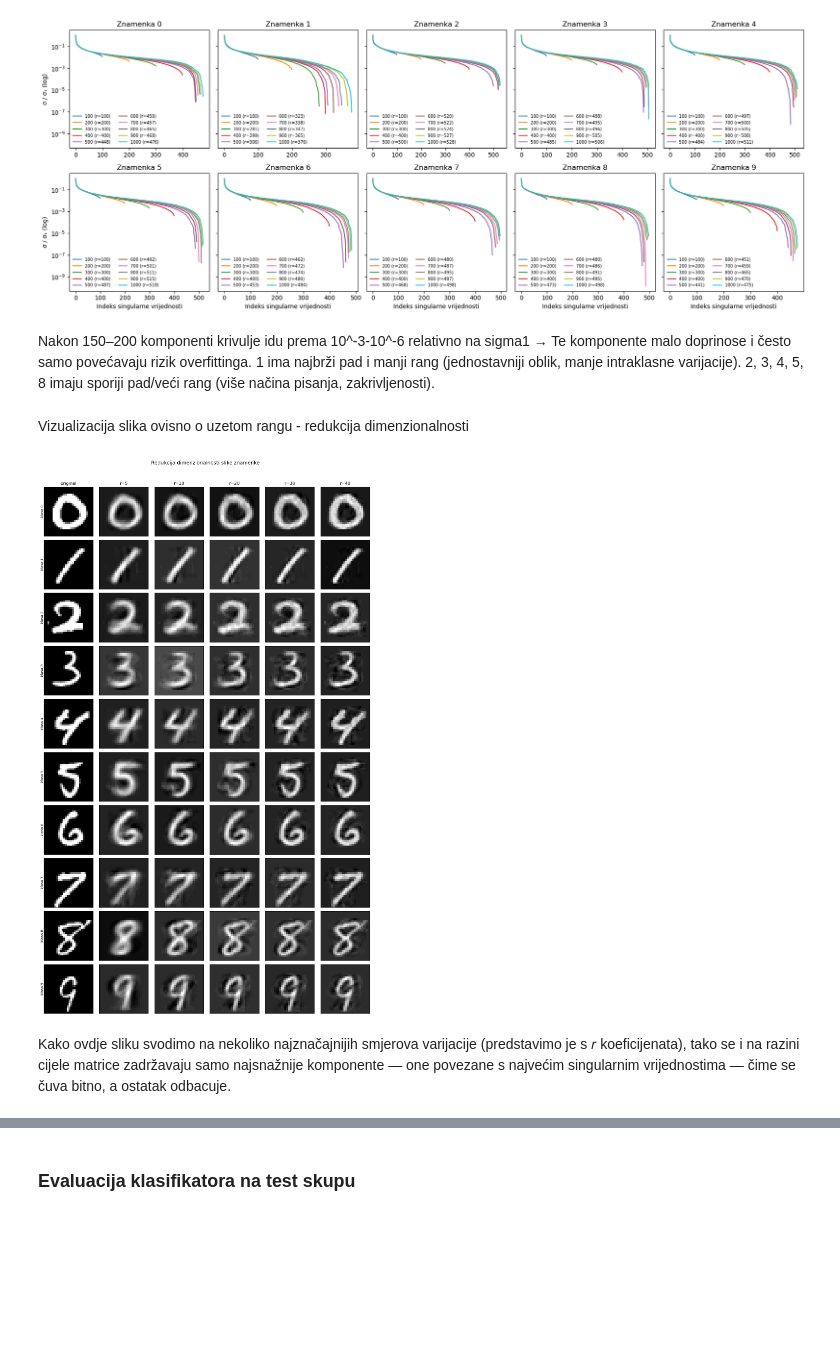
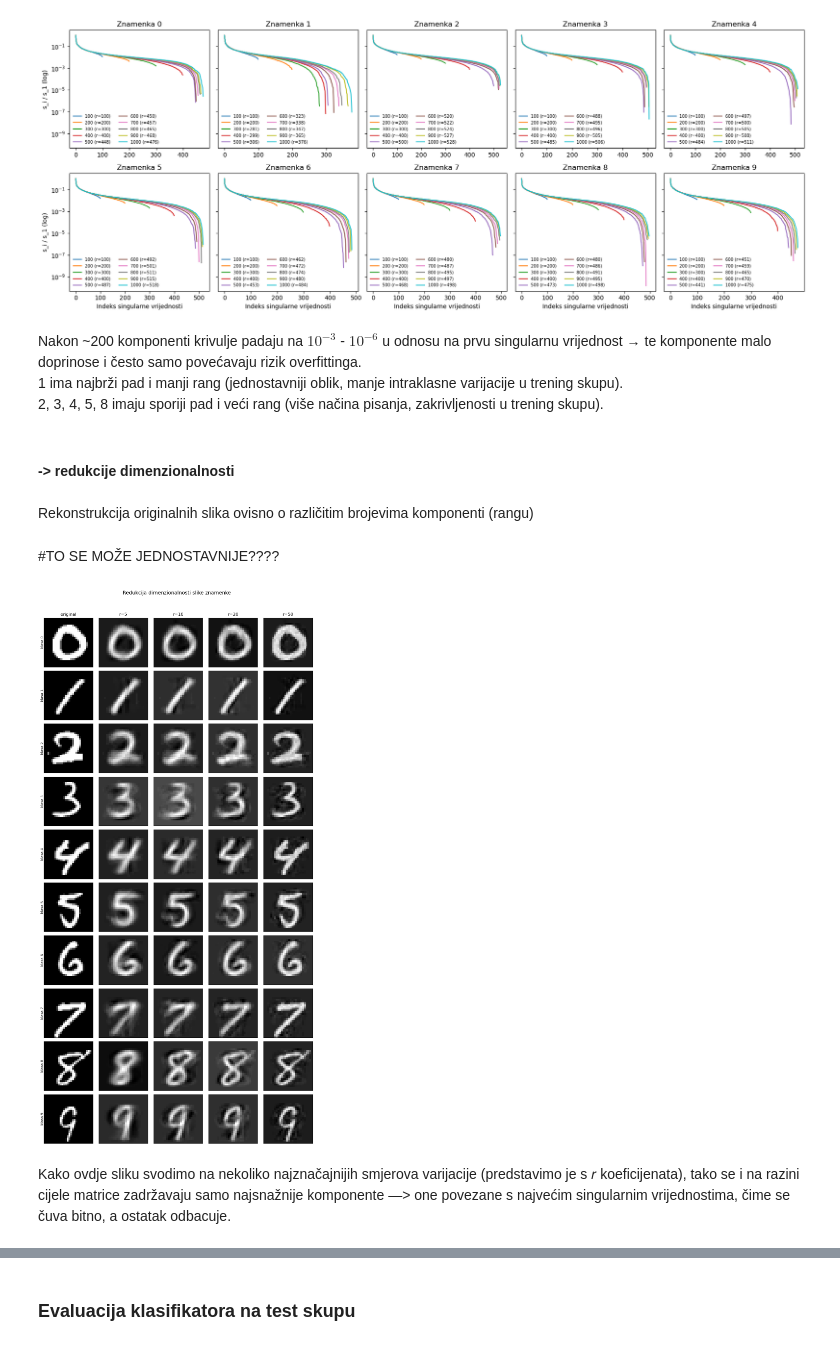
Before and after one commit to lsliskov/SVD_klasifikator_znamenki, a Jupyter notebook: klasifikator.ipynb, the cells around one changed output, grey strips where cells are left out. Saved outputs shown, nothing was run; the diff lists cells and outputs as text; code cells hidden in the pictures; blank space fills up the shorter version.

```diff
--- a/klasifikator.ipynb
+++ b/klasifikator.ipynb
@@ -89,5 +89,5 @@ Raspon singularnih vrijednosti po klasi, ovisno o broju trening slika
 # %%
-# Odaberi listu veličina uzorka (izaberi jednu)
+# Lista veličina skupova za treniranje
 n_list = [100,200,300,400,500,600,700,800,900,1000]
 
 def get_singular_values(images, n_samples):
@@ -105,10 +105,10 @@ def numeric_rank(S):
     tol = max(len(S), 1) * np.finfo(S.dtype).eps * (S[0] if S.size else 0.0)
     return int(np.sum(S > tol))
 
-# Tablica rangova po znamenkama
+# Tablica rangova po znamenkama i veličinama skupova za treniranje
 rang_tablica = {d: [] for d in range(10)}
 
-# --- Figura s mrežom 2×5 ---
+# Prikaz singularnih vrijednosti i rangova
 rows, cols = 2, 5
 fig, axes = plt.subplots(rows, cols, figsize=(18, 7), sharey=True)
 axes = axes.ravel()
@@ -122,16 +122,16 @@ for digit in range(10):
         if S.size == 0:
             continue
         r = numeric_rank(S)
-        n_eff = min(n, len(images_d))
-        rang_tablica[digit].append((n_eff, r))
+        n_r = min(n, len(images_d))
+        rang_tablica[digit].append((n_r, r))
 
         Sn = S / S[0]
-        ax.plot(Sn[:r], label=f"{n_eff} (r={r})")
+        ax.plot(Sn[:r], label=f"{n_r} (r={r})")
 
     ax.set_title(f"Znamenka {digit}")
     ax.set_yscale("log")
     if digit % cols == 0:
-        ax.set_ylabel("σ / σ₁ (log)")
+        ax.set_ylabel("s_i / s_1 (log)")
     if digit // cols == rows - 1:
         ax.set_xlabel("Indeks singularne vrijednosti")
     ax.legend(fontsize=7, ncol=2, frameon=False)
@@ -141,20 +141,22 @@ plt.show()
 # %% [output]
 [figure]
 # %% [markdown]
-Nakon 150–200 komponenti krivulje idu prema 10^-3-10^-6 relativno na sigma1
-→ Te komponente malo doprinose i često samo povećavaju rizik overfittinga.
-1 ima najbrži pad i manji rang (jednostavniji oblik, manje intraklasne varijacije).
-2, 3, 4, 5, 8 imaju sporiji pad/veći rang (više načina pisanja, zakrivljenosti).
+Nakon ~200 komponenti krivulje padaju na $10^{-3}$ - $10^{-6}$
+ u odnosu na prvu singularnu vrijednost
+→ te komponente malo doprinose i često samo povećavaju rizik overfittinga.
+1 ima najbrži pad i manji rang (jednostavniji oblik, manje intraklasne varijacije u trening skupu).
+2, 3, 4, 5, 8 imaju sporiji pad i veći rang (više načina pisanja, zakrivljenosti u trening skupu).
+# %% [markdown]
+#### -> redukcije dimenzionalnosti
 # %% [markdown]
-Vizualizacija slika ovisno o uzetom rangu - redukcija dimenzionalnosti
+Rekonstrukcija originalnih slika ovisno o različitim brojevima komponenti (rangu)
+# %% [markdown]
+#TO SE MOŽE  JEDNOSTAVNIJE????
 # %%
-def vizualiziraj_rekonstrukcije_r(x_train, y_train, k, r_list=(5, 10, 20, 30), *,
-                                   seed=42, use_first=False, side=28,
+def vizualiziraj_rekonstrukcije_r(x_train, y_train, k, r_list, *,
+                                   seed=seed, use_first=False, side=28,
                                    naslov="Redukcija dimenzionalnosti slike znamenke"):
-    """
-    Za svaku klasu: uzmi prvih k trening uzoraka (prema _napravi_indekse_po_klasi),
-    napravi centrirani SVD, prikaži 1 original + rekonstrukcije za r u r_list.
-    """
+
     klase = sorted(np.unique(y_train).astype(int))
     indeksi = _napravi_indekse_po_klasi(
         y_train, seed=seed, use_first=use_first,
@@ -163,11 +165,10 @@ def vizualiziraj_rekonstrukcije_r(x_train, y_train, k, r_list=(5, 10, 20, 30), *
 
     rows, cols = len(klase), 1 + len(r_list)
     fig, axes = plt.subplots(rows, cols, figsize=(2.2*cols, 2.2*rows))
-    fig.suptitle(naslov, fontsize=14, y=0.985)  # naslov bliže gridu
+    fig.suptitle(naslov, fontsize=14, y=0.987)
     if rows == 1:
         axes = np.expand_dims(axes, 0)
 
-    # naslovi stupaca
     axes[0, 0].set_title("original")
     for j, r in enumerate(r_list, start=1):
         axes[0, j].set_title(f"r={r}")
@@ -185,7 +186,7 @@ def vizualiziraj_rekonstrukcije_r(x_train, y_train, k, r_list=(5, 10, 20, 30), *
         Xc = A - mu
         U, s, _ = np.linalg.svd(Xc, full_matrices=False)
 
-        # uzmi prvi primjer te klase
+        # Prvi primjer svake klase
         x0 = x_train[sel[0]].reshape(-1).astype(np.float32)
         x0_disp = x0 / 255.0 if x0.max() > 1.0 else x0
 
@@ -195,28 +196,26 @@ def vizualiziraj_rekonstrukcije_r(x_train, y_train, k, r_list=(5, 10, 20, 30), *
 
         # rekonstrukcije
         for j, r in enumerate(r_list, start=1):
-            r_eff = min(r, U.shape[1])
-            Ur = U[:, :r_eff]
+            r_n = min(r, U.shape[1])
+            Ur = U[:, :r_n]
             v = x0 - mu[:, 0]
             xr = mu[:, 0] + Ur @ (Ur.T @ v)
             xr_disp = xr / 255.0 if xr.max() > 1.0 else xr
             axes[row, j].imshow(xr_disp.reshape(side, side), cmap="gray")
 
-        # bez osi
         for j in range(cols):
             axes[row, j].set_xticks([])
             axes[row, j].set_yticks([])
 
-    # minimalni razmak od naslova (grid ide visoko)
     plt.tight_layout(rect=[0, 0, 1, 0.97])
     plt.show()
 # %%
 vizualiziraj_rekonstrukcije_r(
-    x_train, y_train, k=k, r_list=[5, 10, 20, 30, 40],
+    x_train, y_train, k=100, r_list=[5, 10, 20, 50],
     seed=42, use_first=False, side=28)
 # %% [output]
-[figure, old version]
+[figure, new version]
 # %% [markdown]
 Kako ovdje sliku svodimo na nekoliko najznačajnijih smjerova varijacije (predstavimo je s
-𝑟 koeficijenata), tako se i na razini cijele matrice zadržavaju samo najsnažnije komponente — one povezane s najvećim singularnim vrijednostima — čime se čuva bitno, a ostatak odbacuje.
+𝑟 koeficijenata), tako se i na razini cijele matrice zadržavaju samo najsnažnije komponente —> one povezane s najvećim singularnim vrijednostima, čime se čuva bitno, a ostatak odbacuje.
 # %% [markdown]
```
Also changed, not shown: parts of 36 cells of this notebook, 1 other file.
